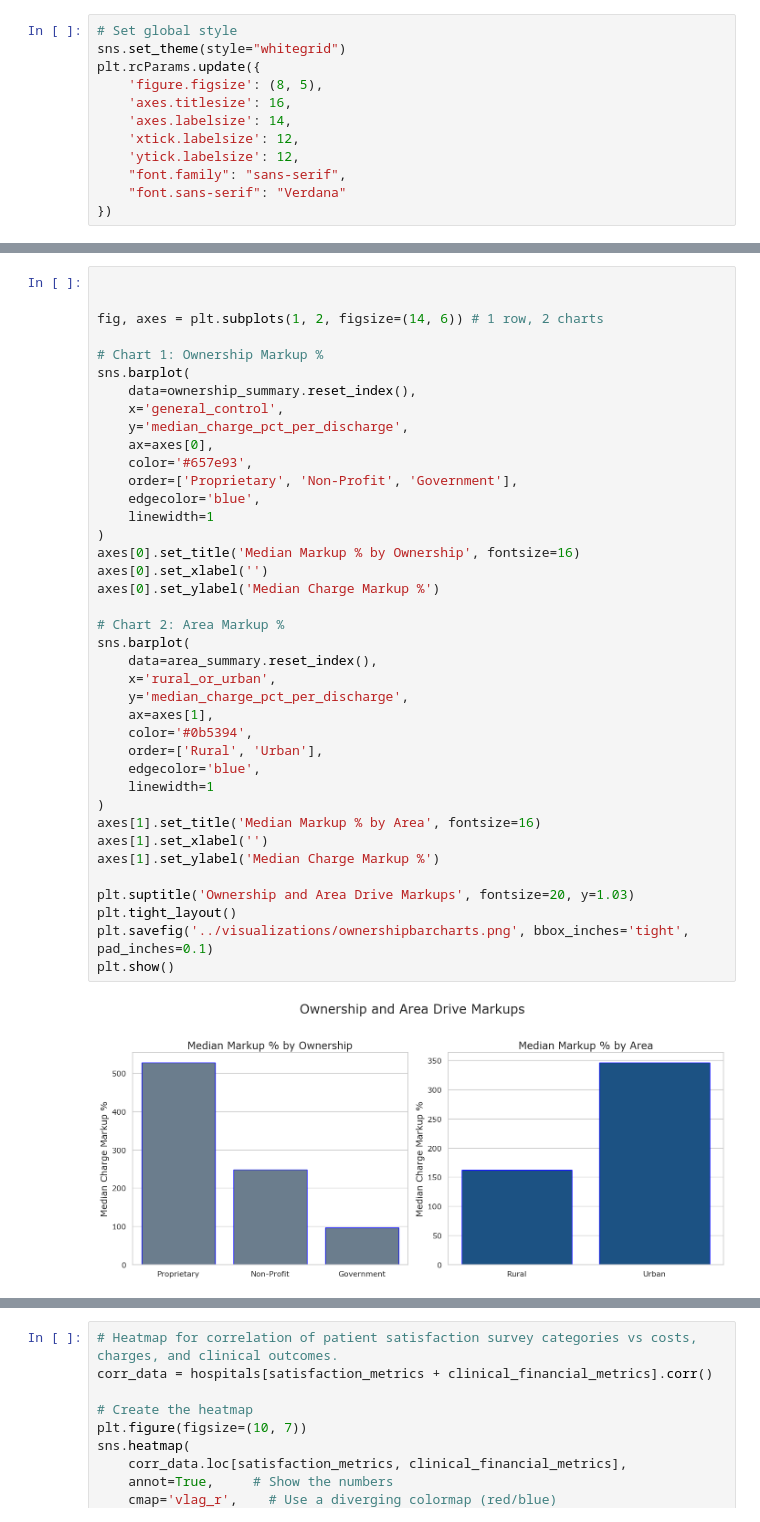
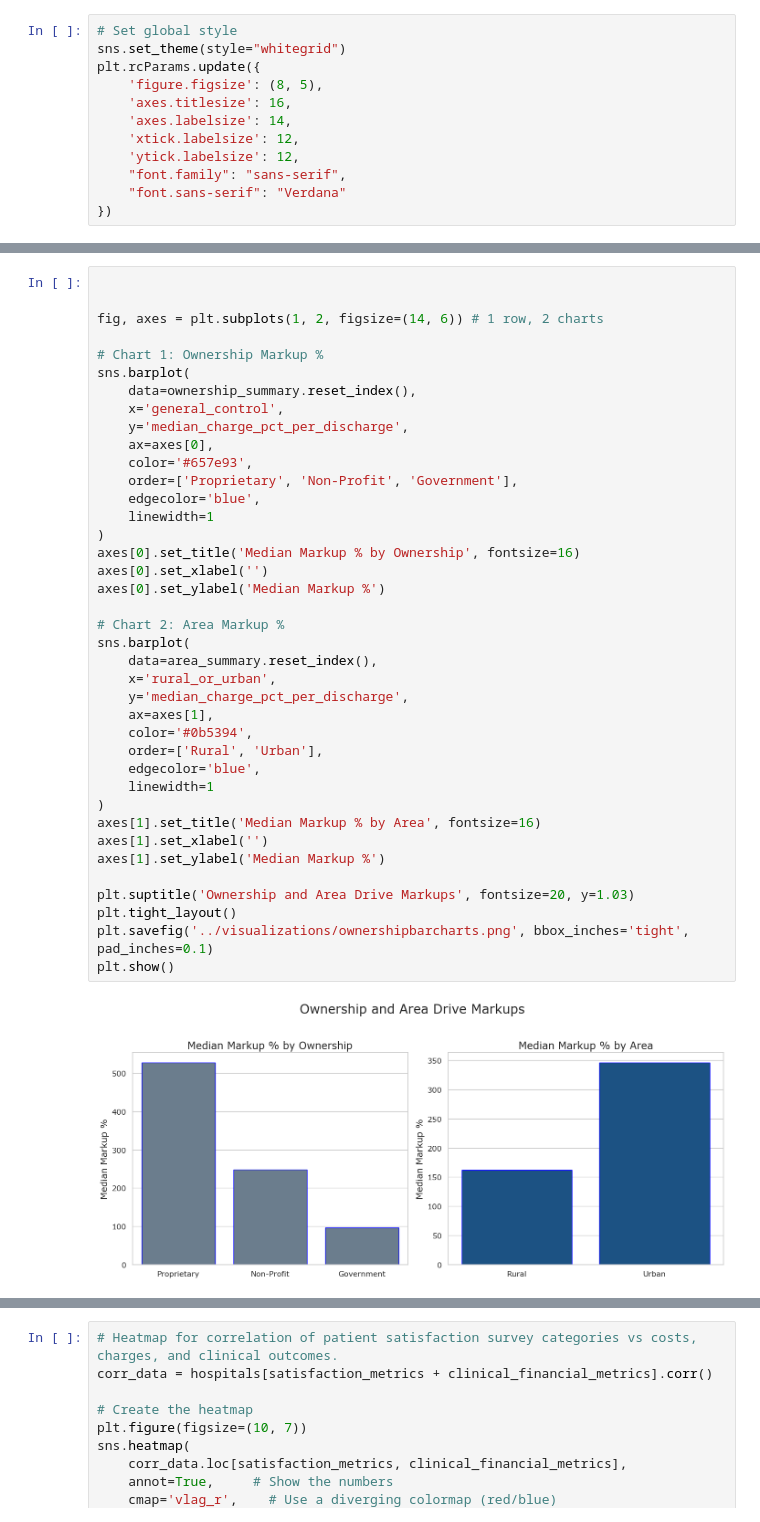
Before and after one commit to kjaques/hospital-financial-and-quality-performance, a Jupyter notebook: notebooks/analysis.ipynb, the cells around one changed output, grey strips where cells are left out. Drawn from its saved outputs; the diff is of its cells as text.

```diff
--- a/notebooks/analysis.ipynb
+++ b/notebooks/analysis.ipynb
@@ -464,36 +469,36 @@ sns.barplot(
     x='general_control',
     y='median_charge_pct_per_discharge',
     ax=axes[0],
     color='#657e93',
     order=['Proprietary', 'Non-Profit', 'Government'],
     edgecolor='blue',
     linewidth=1
 )
 axes[0].set_title('Median Markup % by Ownership', fontsize=16)
 axes[0].set_xlabel('')
-axes[0].set_ylabel('Median Charge Markup %')
+axes[0].set_ylabel('Median Markup %')
 
 # Chart 2: Area Markup %
 sns.barplot(
     data=area_summary.reset_index(),
     x='rural_or_urban',
     y='median_charge_pct_per_discharge',
     ax=axes[1],
     color='#0b5394',
     order=['Rural', 'Urban'],
     edgecolor='blue',
     linewidth=1
 )
 axes[1].set_title('Median Markup % by Area', fontsize=16)
 axes[1].set_xlabel('')
-axes[1].set_ylabel('Median Charge Markup %')
+axes[1].set_ylabel('Median Markup %')
 
 plt.suptitle('Ownership and Area Drive Markups', fontsize=20, y=1.03)
 plt.tight_layout()
 plt.savefig('../visualizations/ownershipbarcharts.png', bbox_inches='tight', pad_inches=0.1)
 plt.show()
 # %% [output]
-[figure, old version]
+[figure, new version]
 # %%
 
 
```
Also changed, not shown: parts of 3 cells of this notebook, 6 other files.
